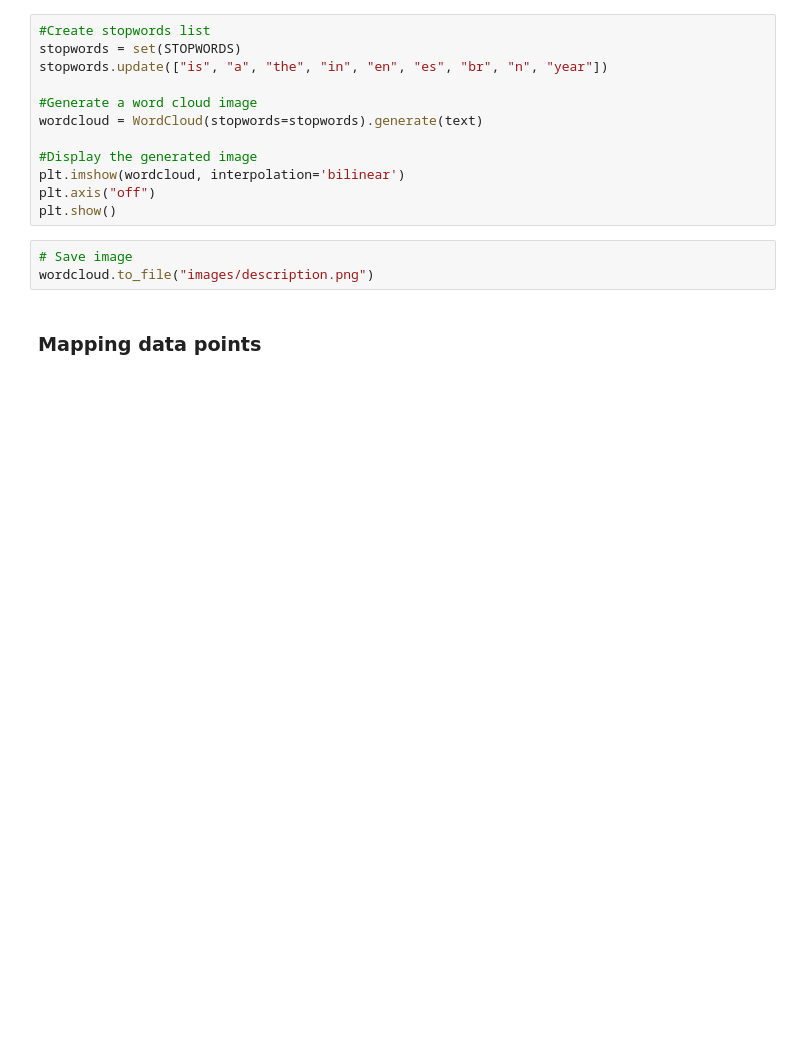
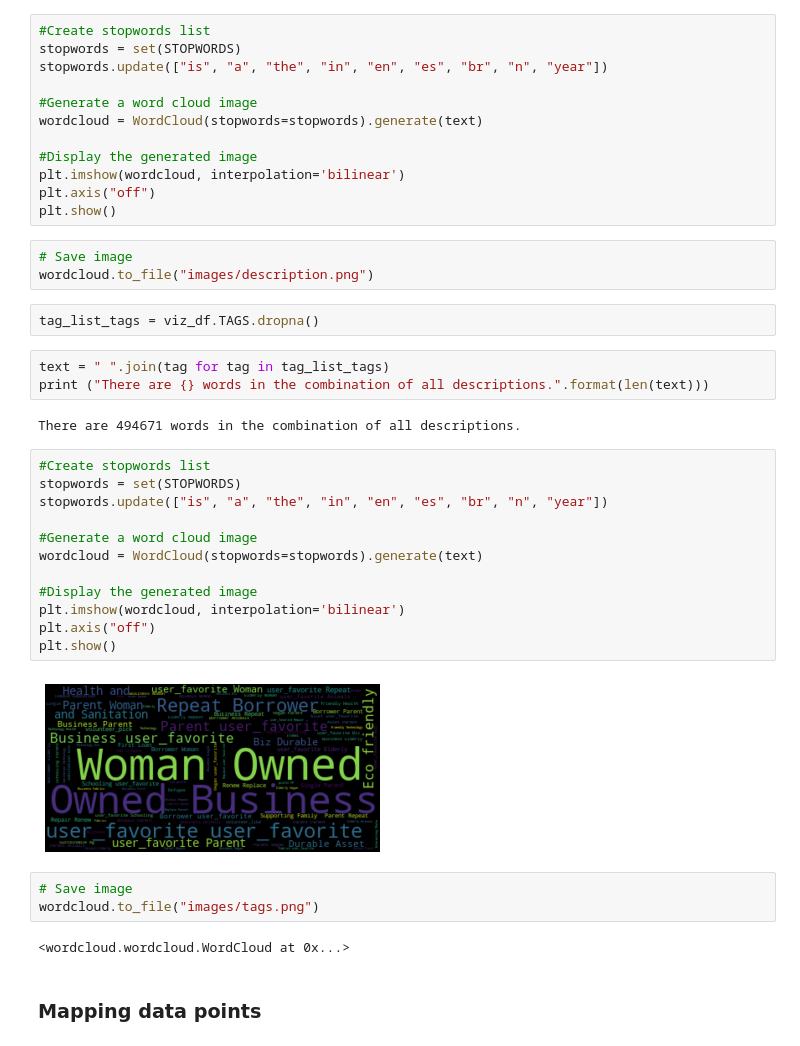
Before and after one commit to emmysobieski/TeamPySpark, a Jupyter notebook: Data_Visualizations.ipynb, the cells around one changed output. Cells and saved outputs as stored; diff of their text form; blank space fills up the shorter version.

Commit message:
Updated word clouds and working on map

```diff
--- a/Data_Visualizations.ipynb
+++ b/Data_Visualizations.ipynb
@@ -204,5 +262,31 @@ plt.show()
 # %%
 # Save image
 wordcloud.to_file("images/description.png")
+# %%
+tag_list_tags = viz_df.TAGS.dropna()
+# %%
+text = " ".join(tag for tag in tag_list_tags)
+print ("There are {} words in the combination of all descriptions.".format(len(text)))
+# %% [output]
+There are 494671 words in the combination of all descriptions.
+# %%
+#Create stopwords list
+stopwords = set(STOPWORDS)
+stopwords.update(["is", "a", "the", "in", "en", "es", "br", "n", "year"])
+
+#Generate a word cloud image
+wordcloud = WordCloud(stopwords=stopwords).generate(text)
+
+#Display the generated image
+plt.imshow(wordcloud, interpolation='bilinear')
+plt.axis("off")
+plt.show()
+# %% [output]
+[figure, added]
+# %%
+# Save image
+wordcloud.to_file("images/tags.png")
+# %% [output]
+<wordcloud.wordcloud.WordCloud at 0x...>
 # %% [markdown]
 ### Mapping data points
```
Also changed, not shown: parts of 12 cells of this notebook.
